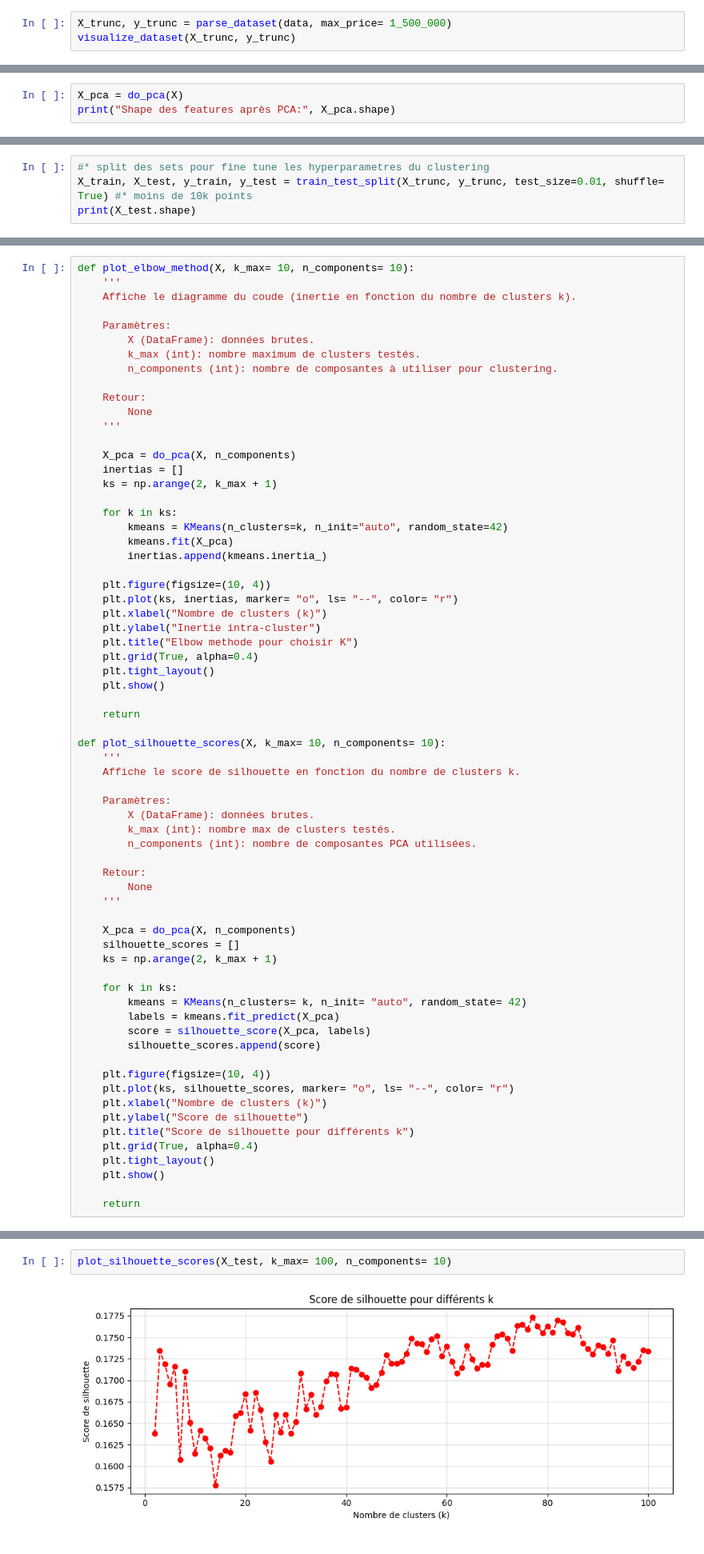
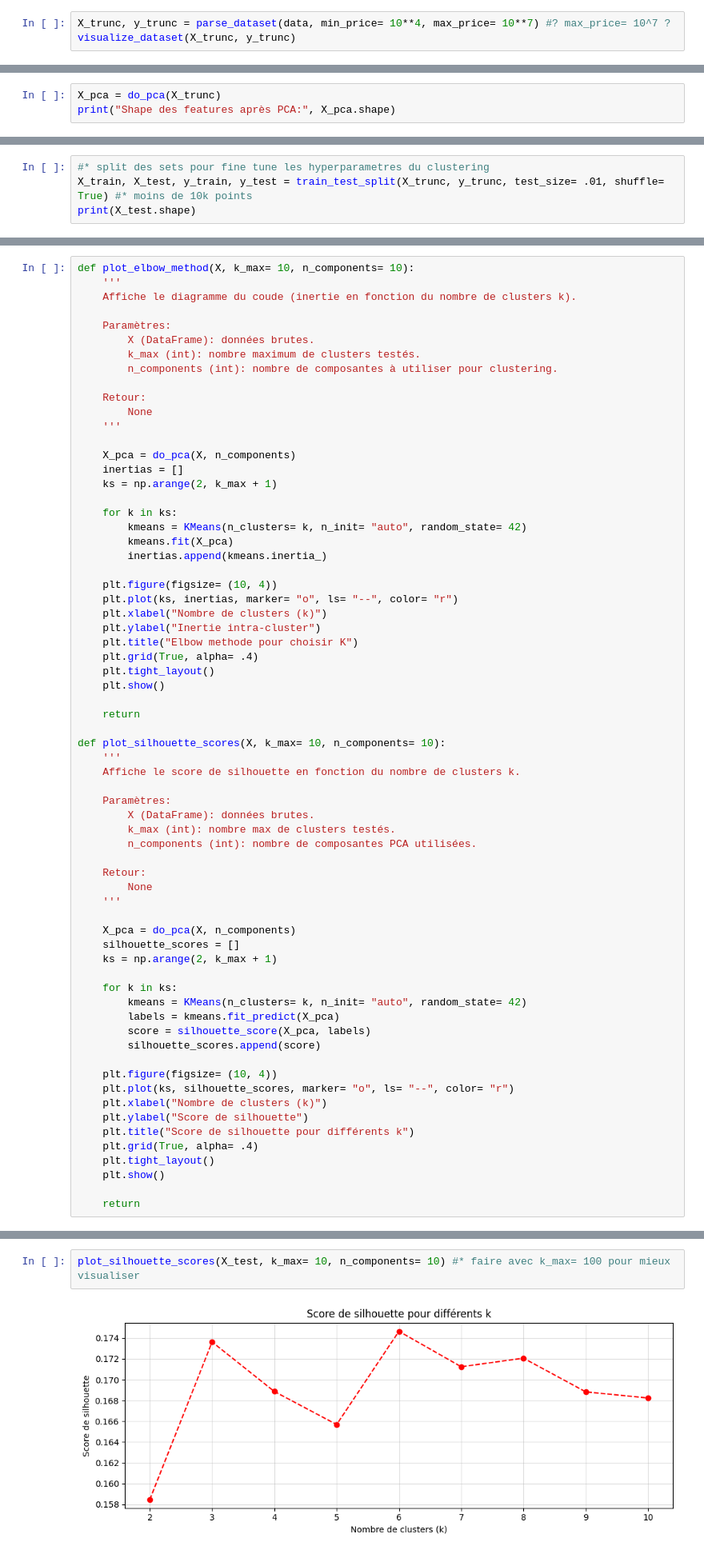
Before and after one commit to Droxxorie/Projet_MML, a Jupyter notebook: Projet.ipynb, the cells around one changed output, grey strips where cells are left out. Shown at 80% size. Cells and saved outputs as stored; diff of their text form.

```diff
--- a/Projet.ipynb
+++ b/Projet.ipynb
@@ -339,6 +348,6 @@ Présences de valeurs absurdes (réeles cependant), lorsque l'on tronque les val
 # %% [markdown]
 ## Dataset tronqué (en valeur foncière et en type de bien) :
 # %%
-X_trunc, y_trunc = parse_dataset(data, max_price= 1_500_000)
+X_trunc, y_trunc = parse_dataset(data, min_price= 10**4, max_price= 10**7) #? max_price= 10^7 ?
 visualize_dataset(X_trunc, y_trunc)
 # %% [output]
@@ -455,6 +464,6 @@ plot_explained_variance(X_trunc, 20)
 # %% [markdown]
 On voit que une PCA à 10 composantes cumule plus de 80% de la variance expliquée.
 # %%
-X_pca = do_pca(X)
+X_pca = do_pca(X_trunc)
 print("Shape des features après PCA:", X_pca.shape)
 # %% [output]
@@ -470,6 +479,6 @@ Exemple de sous groupes potentiels :
 - etc...
 # %%
 #* split des sets pour fine tune les hyperparametres du clustering
-X_train, X_test, y_train, y_test = train_test_split(X_trunc, y_trunc, test_size=0.01, shuffle= True) #* moins de 10k points
+X_train, X_test, y_train, y_test = train_test_split(X_trunc, y_trunc, test_size= .01, shuffle= True) #* moins de 10k points
 print(X_test.shape)
 # %% [output]
@@ -495,16 +504,16 @@ def plot_elbow_method(X, k_max= 10, n_components= 10):
     ks = np.arange(2, k_max + 1)
 
     for k in ks:
-        kmeans = KMeans(n_clusters=k, n_init="auto", random_state=42)
+        kmeans = KMeans(n_clusters= k, n_init= "auto", random_state= 42)
         kmeans.fit(X_pca)
         inertias.append(kmeans.inertia_)
 
-    plt.figure(figsize=(10, 4))
+    plt.figure(figsize= (10, 4))
     plt.plot(ks, inertias, marker= "o", ls= "--", color= "r")
     plt.xlabel("Nombre de clusters (k)")
     plt.ylabel("Inertie intra-cluster")
     plt.title("Elbow methode pour choisir K")
-    plt.grid(True, alpha=0.4)
+    plt.grid(True, alpha= .4)
     plt.tight_layout()
     plt.show()
 
@@ -533,12 +542,12 @@ def plot_silhouette_scores(X, k_max= 10, n_components= 10):
         score = silhouette_score(X_pca, labels)
         silhouette_scores.append(score)
 
-    plt.figure(figsize=(10, 4))
+    plt.figure(figsize= (10, 4))
     plt.plot(ks, silhouette_scores, marker= "o", ls= "--", color= "r")
     plt.xlabel("Nombre de clusters (k)")
     plt.ylabel("Score de silhouette")
     plt.title("Score de silhouette pour différents k")
-    plt.grid(True, alpha=0.4)
+    plt.grid(True, alpha= .4)
     plt.tight_layout()
     plt.show()
 
@@ -557,8 +566,8 @@ Asymptote au delà de 20.
 # %% [markdown]
 ### Silhouette score
 # %%
-plot_silhouette_scores(X_test, k_max= 100, n_components= 10)
+plot_silhouette_scores(X_test, k_max= 10, n_components= 10) #* faire avec k_max= 100 pour mieux visualiser
 # %% [output]
-[figure, old version]
+[figure, new version]
 # %% [markdown]
 Sweet spot semble être à k=10 ou k=20 clusters. Plateau vers k=60.
```
Also changed, not shown: parts of 16 cells of this notebook.
